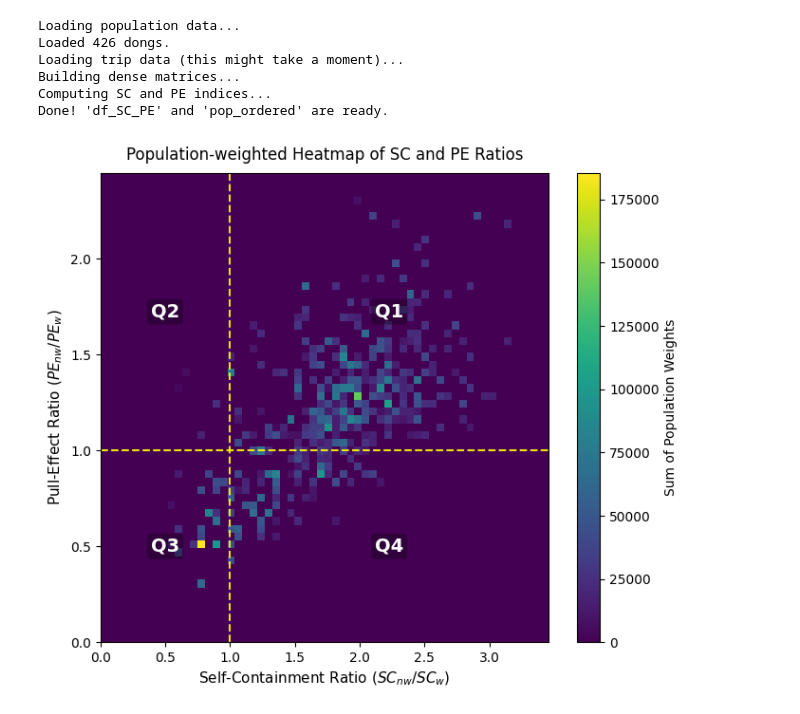
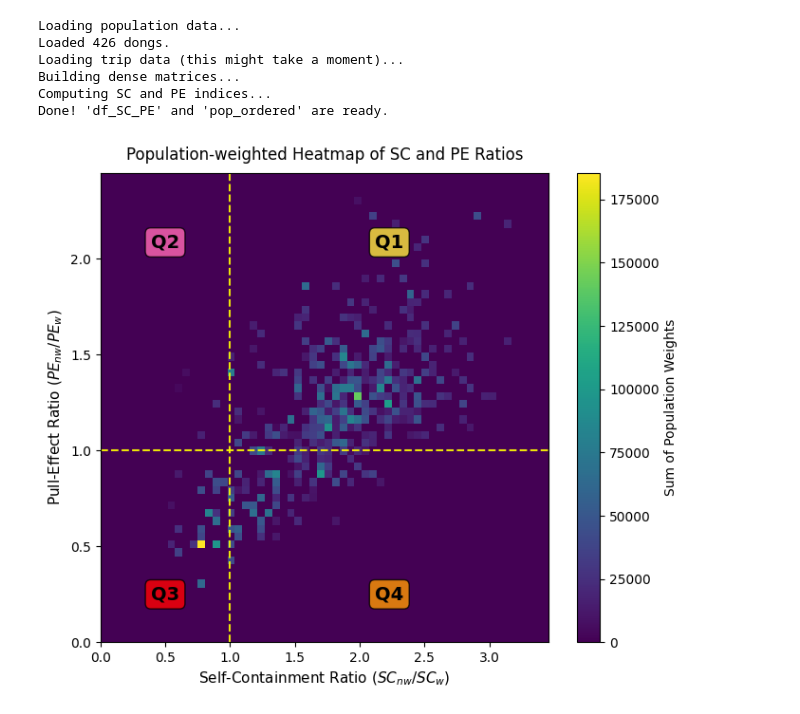
Before and after one commit to jieun0441/XMC, a Jupyter notebook: XMC_Fig4(a)_quadrant.ipynb, the cells around one changed output. Drawn from its saved outputs; the diff is of its cells as text; code cells hidden in the pictures.

```diff
--- a/XMC_Fig4(a)_quadrant.ipynb
+++ b/XMC_Fig4(a)_quadrant.ipynb
@@ -215,48 +215,68 @@ im = ax.pcolormesh(xedges, yedges, H_wgt.T, cmap='viridis', shading='auto')
 ax.axvline(1.0, linestyle="--", color="yellow", linewidth=1.5, alpha=0.9)
 ax.axhline(1.0, linestyle="--", color="yellow", linewidth=1.5, alpha=0.9)
 
+
 # ==========================================
-# 4. Add Quadrant Labels (Q1 - Q4)
+# 4. Add Quadrant Labels (Colors matched to Map)
 # ==========================================
-# Font style for labels
-label_style = dict(fontsize=14, fontweight='bold', color='white', ha='center', va='center')
-bbox_style = dict(facecolor='black', alpha=0.3, edgecolor='none', boxstyle='round,pad=0.2')
+# Jieun님이 QGIS에서 선택한 색상 테마 적용
+# 글자색은 검정(Black)으로 하고, 배경 박스 색상을 각 유형에 맞게 변경합니다.
 
-# Calculate positions (relative to the plot limits)
-# Q3 (Low SC, Low PE) - Bottom Left
-ax.text(0.5, 0.5, "Q3", **label_style, bbox=bbox_style)
+# 공통 스타일 (글자는 검정색, 굵게)
+text_style = dict(fontsize=14, fontweight='bold', color='black', ha='center', va='center')
 
-# Q4 (High SC, Low PE) - Bottom Right
-ax.text(1.0 + (xmax-1.0)/2, 0.5, "Q4", **label_style, bbox=bbox_style)
+# 각 사분면별 배경 박스 색상 (QGIS 색상과 매칭)
+# alpha=0.7로 설정하여 뒤의 히트맵이 살짝 비치면서도 색상은 명확하게
+bbox_q1 = dict(facecolor='#FFEB3B', alpha=0.8, edgecolor='black', boxstyle='round,pad=0.3') # Q1: 연한 노랑 (Yellow)
+bbox_q2 = dict(facecolor='#FF69B4', alpha=0.8, edgecolor='black', boxstyle='round,pad=0.3') # Q2: 분홍 (Hot Pink)
+bbox_q3 = dict(facecolor='#FF0000', alpha=0.8, edgecolor='black', boxstyle='round,pad=0.3') # Q3: 빨강 (Red)
+bbox_q4 = dict(facecolor='#FF9800', alpha=0.8, edgecolor='black', boxstyle='round,pad=0.3') # Q4: 주황 (Orange)
 
-# Q2 (Low SC, High PE) - Top Left
-ax.text(0.5, 1.0 + (ymax-1.0)/2, "Q2", **label_style, bbox=bbox_style)
+# 라벨 추가
 
-# Q1 (High SC, High PE) - Top Right
-ax.text(1.0 + (xmax-1.0)/2, 1.0 + (ymax-1.0)/2, "Q1", **label_style, bbox=bbox_style)
+# ---  위치 조정 로직 ---
+# Q3, Q4 (아래쪽): 0.5보다 더 아래인 0.25 지점으로 이동
+y_bottom = 0.25
+
+# Q1, Q2 (위쪽): 1.0을 넘어서는 영역(ymax-1.0)의 75% 지점까지 위로 이동 (기존은 50%)
+y_top = 1.0 + (ymax - 1.0) * 0.75
+
+# 라벨 배치
+# Q3: Working Hubs (Red) - Bottom Left
+ax.text(0.5, y_bottom, "Q3", **text_style, bbox=bbox_q3)
+
+# Q4: Mixed-use (Orange) - Bottom Right
+ax.text(1.0 + (xmax-1.0)/2, y_bottom, "Q4", **text_style, bbox=bbox_q4)
+
+# Q2: Leisure Hotspots (Pink) - Top Left
+ax.text(0.5, y_top, "Q2", **text_style, bbox=bbox_q2)
+
+# Q1: Residential Nodes (Yellow) - Top Right
+ax.text(1.0 + (xmax-1.0)/2, y_top, "Q1", **text_style, bbox=bbox_q1)
+
 
 # ==========================================
 # 5. Final Formatting
 # ==========================================
 ax.set_xlim(0, xmax)
 ax.set_ylim(0, ymax)
 
 # Labels with LaTeX formatting
 ax.set_xlabel(r"Self-Containment Ratio ($SC_{nw} / SC_{w}$)", fontsize=11)
 ax.set_ylabel(r"Pull-Effect Ratio ($PE_{nw} / PE_{w}$)", fontsize=11)
 ax.set_title("Population-weighted Heatmap of SC and PE Ratios", fontsize=12, pad=10)
 
 # Colorbar
 cbar = fig.colorbar(im, ax=ax)
 cbar.set_label("Sum of Population Weights", fontsize=10)
 
 plt.tight_layout()
 
 # Save the figure
-plt.savefig('Figure4_a_Heatmap_labeled.png', dpi=300, bbox_inches='tight')
-plt.savefig('Figure4_a_Heatmap_labeled.pdf', bbox_inches='tight') # Vector format
+plt.savefig('Figure4_a_Heatmap_labeled_colorchanged.png', dpi=300, bbox_inches='tight')
+plt.savefig('Figure4_a_Heatmap_labeled_colorchanged.pdf', bbox_inches='tight') # Vector format
 plt.show()
 # %% [output]
-[figure, old version]
+[figure, new version]
 # %%
 import matplotlib.pyplot as plt
```
Also changed, not shown: parts of 2 cells of this notebook.
